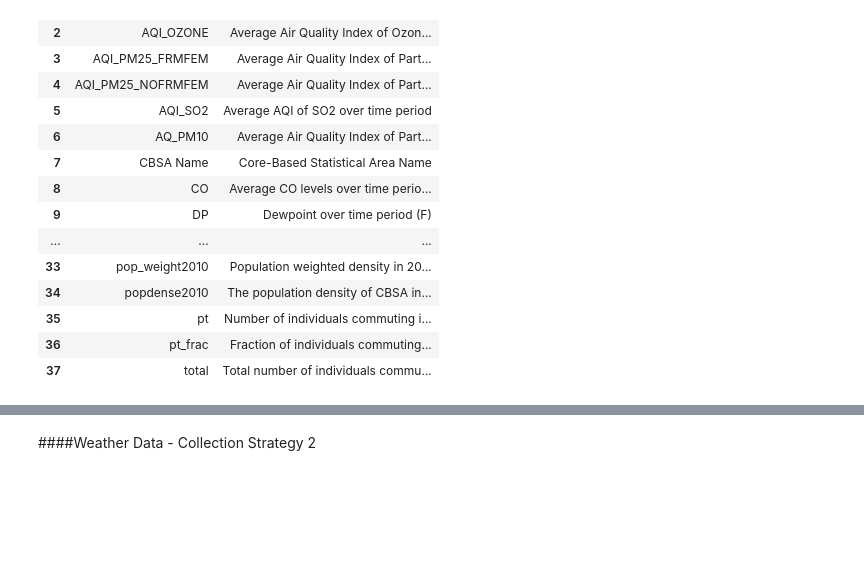
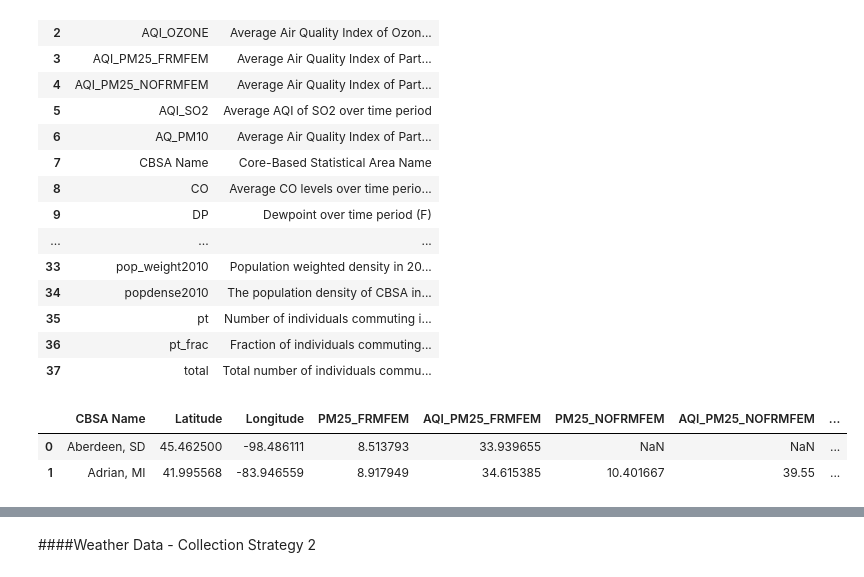
Before and after one commit to mchaffin17/AirPollutionFinalProject, a Jupyter notebook: DataCollection&Cleaning.ipynb, the cells around one changed output, grey strips where cells are left out. Cells and saved outputs as stored; diff of their text form; code cells hidden in the pictures; blank space fills up the shorter version.

```diff
--- a/DataCollection&Cleaning.ipynb
+++ b/DataCollection&Cleaning.ipynb
@@ -503,0 +552,28 @@ What we need to do here is aggregate information across all these files -- traff
+# %%
+#DOING MONTHLY AVERAGING SECOND
+#Code is the same as the seasonal, but using
+#month to groupby
+fileList = [pm25_frmfem,pm25_nofrmfem,pm10,temp,press,rh,dp,wind,co,no2,ozone,so2]
+fileName = ['PM25_FRMFEM','PM25_NOFRMFEM','PM10','TEMP','PRESS','RH','DP','WIND','CO','NO2','OZONE','SO2']
+count = 0
+for f,n in zip(fileList,fileName):
+    if count == 0:
+        group = f.groupby(['CBSA Name','month'])
+        means = group.mean()
+        means.drop(means.columns[[0,1,2,3,4,7,8,10,11,13]],axis=1,inplace=True)
+        means.reset_index()
+        means.reset_index(inplace=True)
+        means.rename(columns={ 'Arithmetic Mean' : n,'AQI' : 'AQI_'+n},inplace=True)
+    else:
+        group = f.groupby(['CBSA Name','month'])
+        toAdd = group.mean()
+        toAdd = pd.DataFrame(toAdd, columns=['Arithmetic Mean','AQI'])
+        toAdd.reset_index()
+        toAdd.reset_index(inplace=True)
+        toAdd.rename(columns={ 'Arithmetic Mean' : n,'AQI' : 'AQI_'+n},inplace=True)
+        means = pd.merge(means,toAdd.reset_index(),on=['CBSA Name','month'],how='outer').reset_index()
+        means.drop(['level_0','index'],axis=1,inplace=True)
+    count += 1
+means['id']=means['CBSA Name'].map(idmapper.get)
+MonthDat = means[means['id'].isin(myFrame['id'])]
+MonthDat.shape
@@ -504,24 +609,27 @@ What we need to do here is aggregate information across all these files -- traff
 # %%
-#DOING SEASONAL AVERAGING FIRST
+#DOING YEARLY AVERAGING THIRD
+#Same as previous in structure
 fileList = [pm25_frmfem,pm25_nofrmfem,pm10,temp,press,rh,dp,wind,co,no2,ozone,so2]
 fileName = ['PM25_FRMFEM','PM25_NOFRMFEM','PM10','TEMP','PRESS','RH','DP','WIND','CO','NO2','OZONE','SO2']
 count = 0
 for f,n in zip(fileList,fileName):
     if count == 0:
-        group = f.groupby(['CBSA Name','season'])
+        group = f.groupby(['CBSA Name'])
         means = group.mean()
-        means.drop(means.columns[[0,1,2,3,4,7,8,10,11,13]],axis=1,inplace=True)
+        means.drop(means.columns[[0,1,2,3,4,7,8,10,11,13,14]],axis=1,inplace=True)
         means.reset_index()
         means.reset_index(inplace=True)
         means.rename(columns={ 'Arithmetic Mean' : n,'AQI' : 'AQI_'+n},inplace=True)
     else:
-        group = f.groupby(['CBSA Name','season'])
+        group = f.groupby(['CBSA Name'])
         toAdd = group.mean()
         toAdd = pd.DataFrame(toAdd, columns=['Arithmetic Mean','AQI'])
         toAdd.reset_index()
         toAdd.reset_index(inplace=True)
         toAdd.rename(columns={ 'Arithmetic Mean' : n,'AQI' : 'AQI_'+n},inplace=True)
-        means = pd.merge(means,toAdd.reset_index(),on=['CBSA Name','season'],how='outer').reset_index()
+        means = pd.merge(means,toAdd.reset_index(),on=['CBSA Name'],how='outer').reset_index()
         means.drop(['level_0','index'],axis=1,inplace=True)
     count += 1
-means.drop(['month'],axis=1,inplace=True)
+means['id']=means['CBSA Name'].map(idmapper.get)
+YearDat = means[means['id'].isin(myFrame['id'])]
+YearDat.shape
@@ -710,3 +711,9 @@ Codebook for datasets:
 | 35 | pt | Number of individuals commuting i... |
 | 36 | pt_frac | Fraction of individuals commuting... |
 | 37 | total | Total number of individuals commu... |
+# %%
+YearDat.head(2)
+# %% [output]
+|  | CBSA Name | Latitude | Longitude | PM25_FRMFEM | AQI_PM25_FRMFEM | PM25_NOFRMFEM | AQI_PM25_NOFRMFEM | ... |
+| 0 | Aberdeen, SD | 45.462500 | -98.486111 | 8.513793 | 33.939655 | NaN | NaN | ... |
+| 1 | Adrian, MI | 41.995568 | -83.946559 | 8.917949 | 34.615385 | 10.401667 | 39.55 | ... |
```
Also changed, not shown: parts of 98 cells of this notebook, 7 other files.
